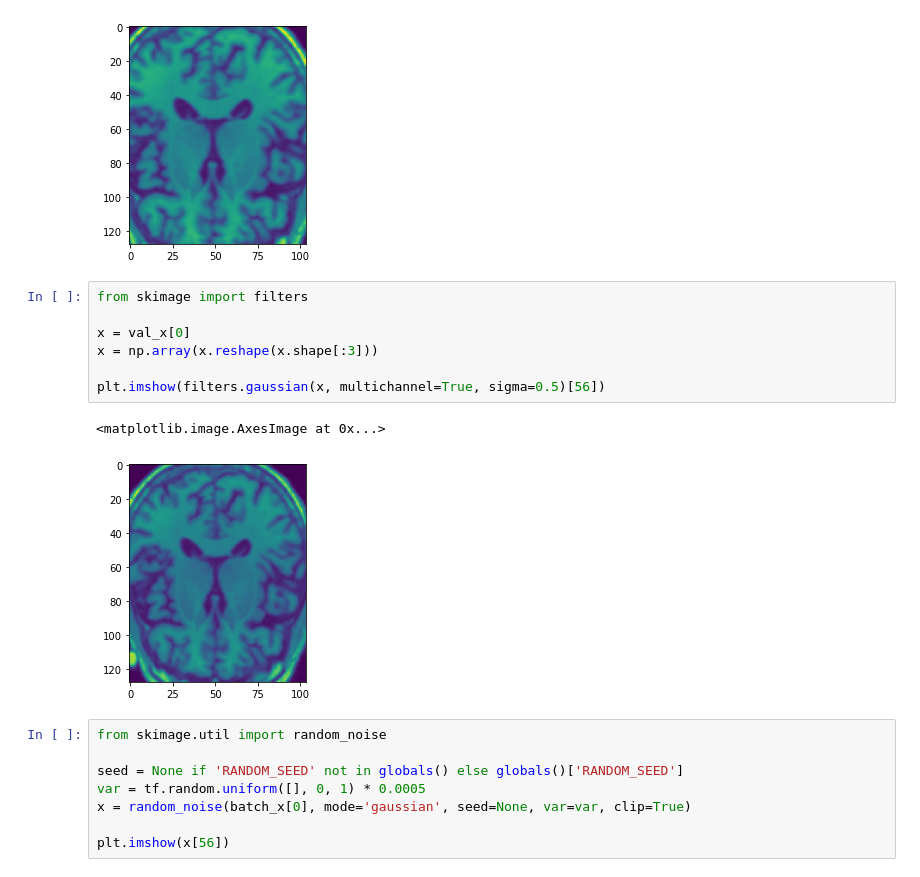
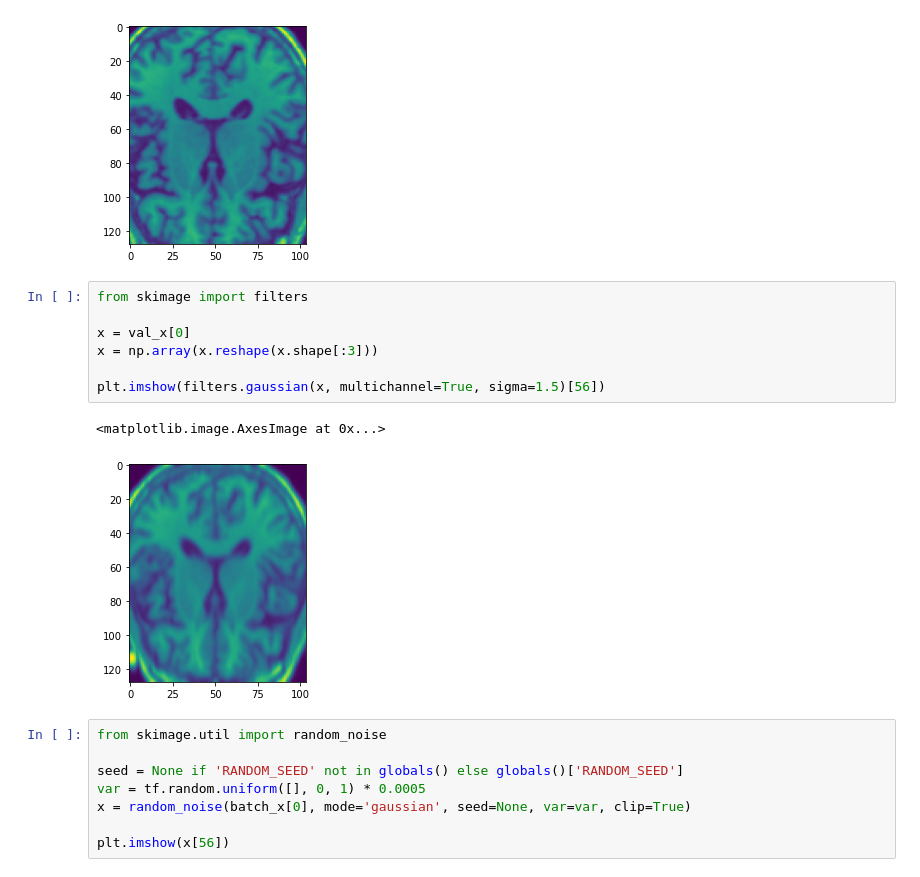
Before and after one commit to timzatko/dp, a Jupyter notebook: conda_notebooks/augmentations.ipynb, the cells around one changed output. Cells and saved outputs as stored; diff of their text form.

```diff
--- a/conda_notebooks/augmentations.ipynb
+++ b/conda_notebooks/augmentations.ipynb
@@ -102,13 +102,13 @@ plt.imshow(x_zoomed[56])
 # %%
 from skimage import filters
 
 x = val_x[0]
 x = np.array(x.reshape(x.shape[:3]))
 
-plt.imshow(filters.gaussian(x, multichannel=True, sigma=0.5)[56])
+plt.imshow(filters.gaussian(x, multichannel=True, sigma=1.5)[56])
 # %% [output]
 <matplotlib.image.AxesImage at 0x...>
-[figure, old version]
+[figure, new version]
 # %%
 from skimage.util import random_noise
 
```
Also changed, not shown: parts of 4 cells of this notebook, 20 other files.
